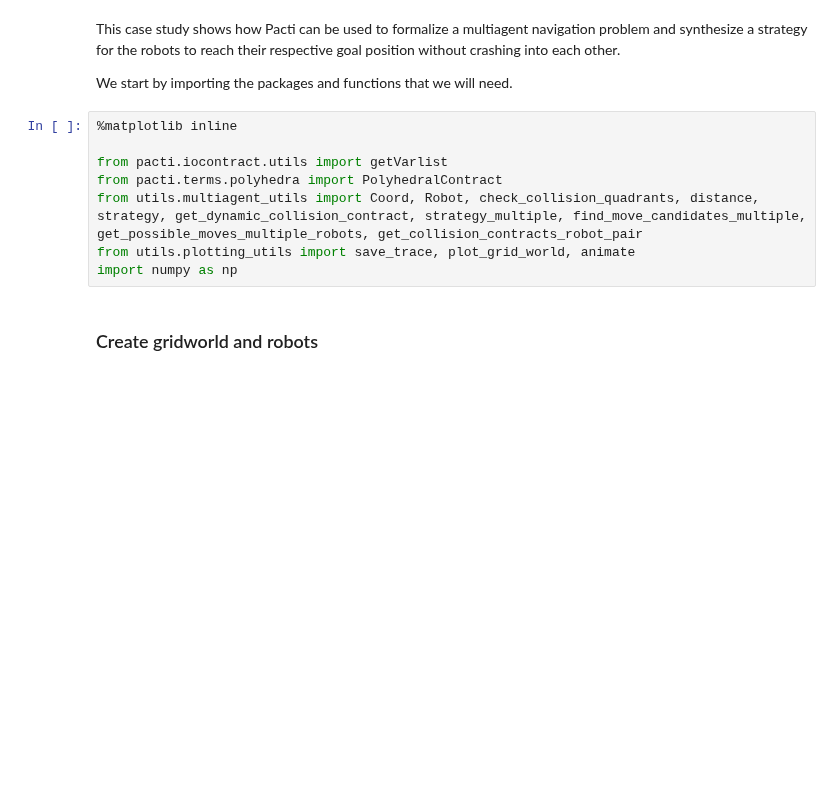
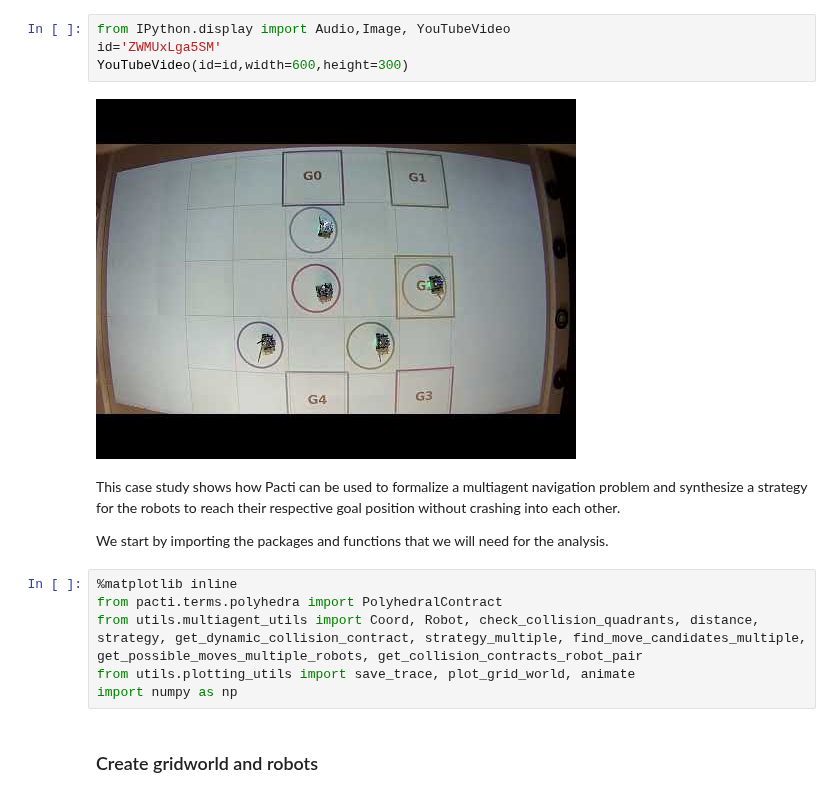
Before and after one commit to pacti-org/cs-multiagent-planning, a Jupyter notebook: multiagent.ipynb, the cells around one changed output. Cells and saved outputs as stored; diff of their text form; blank space fills up the shorter version.

```diff
--- a/multiagent.ipynb
+++ b/multiagent.ipynb
@@ -3,11 +16,15 @@
+# %%
+from IPython.display import Audio,Image, YouTubeVideo
+id='ZWMUxLga5SM'
+YouTubeVideo(id=id,width=600,height=300)
+# %% [output]
+[figure, added]
 # %% [markdown]
 This case study shows how Pacti can be used to formalize a multiagent navigation problem and synthesize a strategy for the robots to reach their respective goal position without crashing into each other.
 
-We start by importing the packages and functions that we will need.
+We start by importing the packages and functions that we will need for the analysis.
 # %%
 %matplotlib inline
-
-from pacti.iocontract.utils import getVarlist
 from pacti.terms.polyhedra import PolyhedralContract
 from utils.multiagent_utils import Coord, Robot, check_collision_quadrants, distance, strategy, get_dynamic_collision_contract, strategy_multiple, find_move_candidates_multiple, get_possible_moves_multiple_robots, get_collision_contracts_robot_pair
 from utils.plotting_utils import save_trace, plot_grid_world, animate
```
Also changed, not shown: parts of 21 cells of this notebook, 3 other files.
